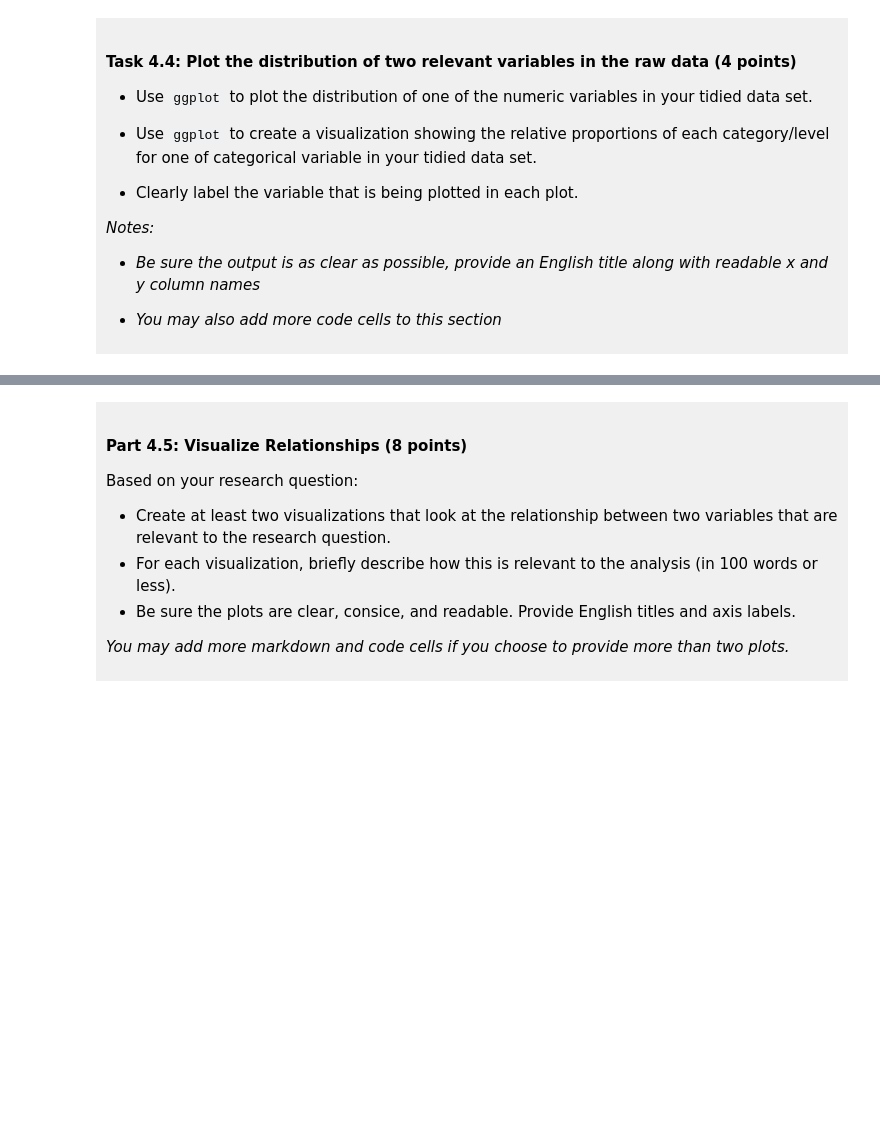
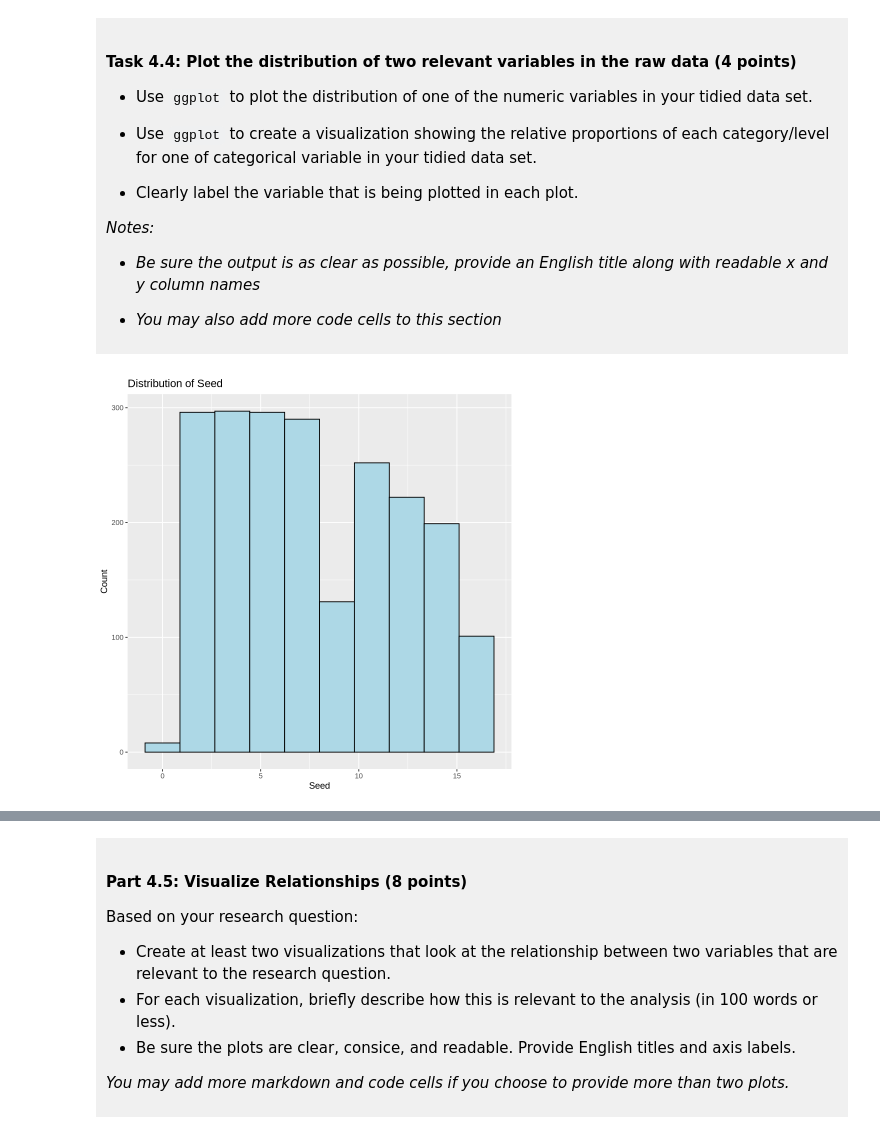
Before and after one commit to wangsile124-dev/dsci-100-project-chloe-, a Jupyter notebook: dsci-100-project-notebook.ipynb, the cells around one changed output, grey strips where cells are left out. Saved outputs shown, nothing was run; the diff lists cells and outputs as text; code cells hidden in the pictures; blank space fills up the shorter version.

```diff
--- a/dsci-100-project-notebook.ipynb
+++ b/dsci-100-project-notebook.ipynb
@@ -130,3 +130,8 @@ To help you with the analysis, here is a table of descriptions of each of the va
 # %%
 
 #this is a comment made on jupyter
+library(tidyverse)
+url <- "https://raw.githubusercontent.com/diverse-data-hub/diversedata/refs/heads/main/data-clean/womensmarchmadness.csv"
+womens_data <- read_csv(url)
+
+head(womens_data)
@@ -189,4 +212,6 @@ Produce a tidy data set that could be used to answer your research question usin
 
 </div>
 # %%
-### EDIT THIS CODE CELL ###
+tidied_womens_data <- womens_data |>
+  select(year, school, seed, conf_wins_pct, tourney_finish)
+head(tidied_womens_data, 6)
@@ -257,5 +334,11 @@ You will refine your research question (if needed) and produce a tidy data set.
 
 </div>
 # %%
-### EDIT THIS CODE CELL FOR PLOT 1 ###
+plot1 <- tidied_womens_data |>
+  ggplot(aes(x = seed)) +
+  geom_histogram(bins = 10, fill = "lightblue", color = "black") +
+  labs(title = "Distribution of Seed", x = "Seed", y = "Count")
+plot1
+# %% [output]
+[figure, added]
 # %%
```
Also changed, not shown: parts of 13 cells of this notebook.
